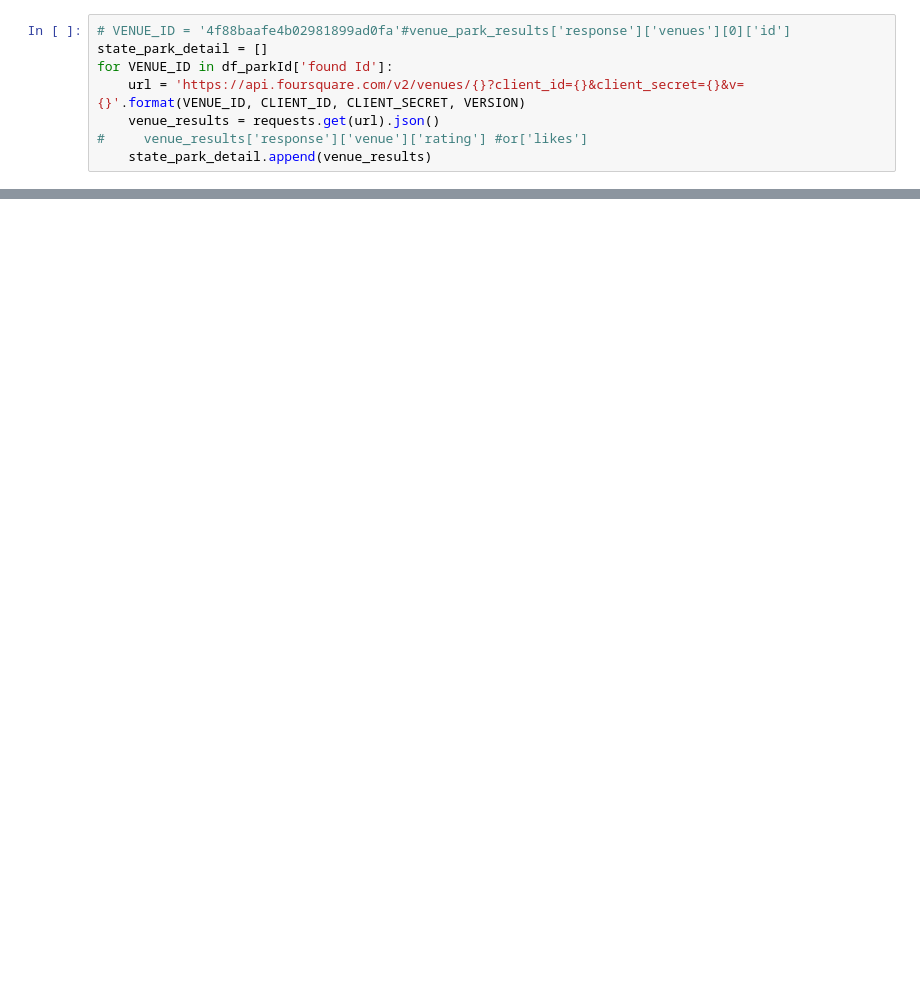
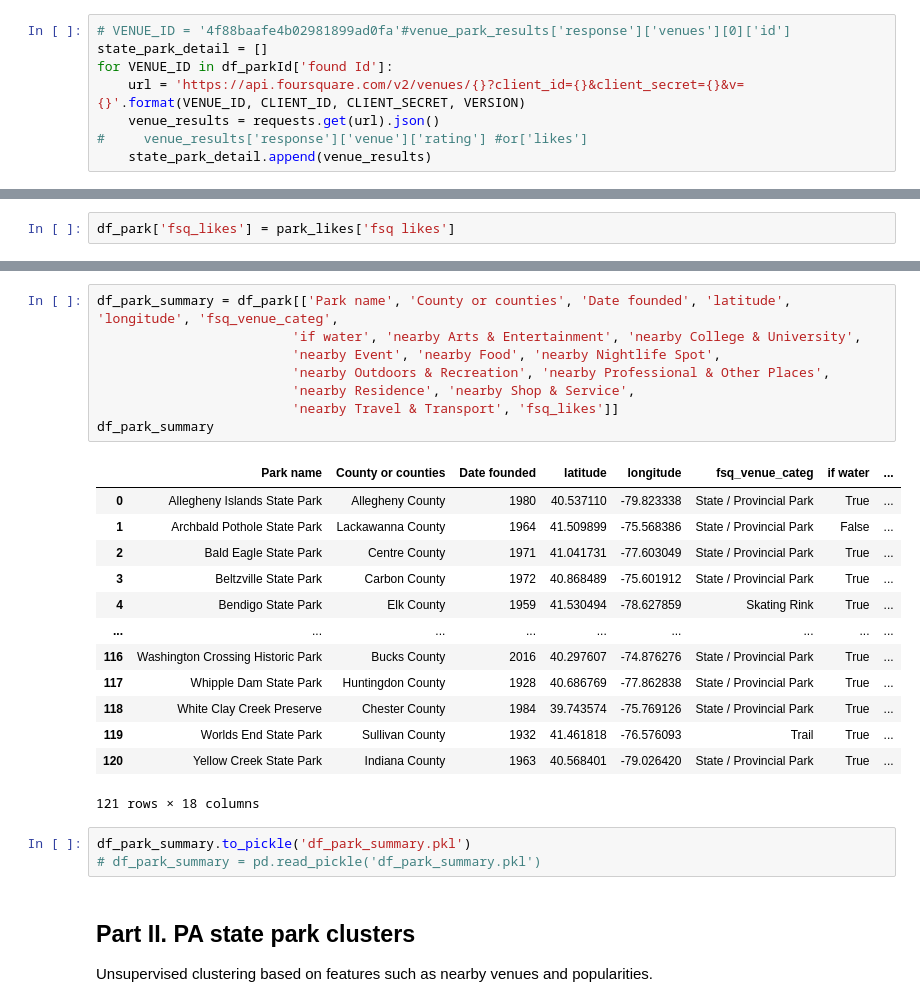
Before and after one commit to qcabel/PA-state-parks, a Jupyter notebook: state_park_PA_foursquare.ipynb, the cells around one changed output, grey strips where cells are left out. Saved outputs shown, nothing was run; the diff lists cells and outputs as text; blank space fills up the shorter version.

```diff
--- a/state_park_PA_foursquare.ipynb
+++ b/state_park_PA_foursquare.ipynb
@@ -645,0 +589,2 @@ test
+# %%
+df_park['fsq_likes'] = park_likes['fsq likes']
@@ -645,0 +605,28 @@ test
+# %%
+df_park_summary = df_park[['Park name', 'County or counties', 'Date founded', 'latitude', 'longitude', 'fsq_venue_categ',
+                         'if water', 'nearby Arts & Entertainment', 'nearby College & University',
+                         'nearby Event', 'nearby Food', 'nearby Nightlife Spot',
+                         'nearby Outdoors & Recreation', 'nearby Professional & Other Places',
+                         'nearby Residence', 'nearby Shop & Service',
+                         'nearby Travel & Transport', 'fsq_likes']]
+df_park_summary
+# %% [output]
+|  | Park name | County or counties | Date founded | latitude | longitude | fsq_venue_categ | if water | ... |
+| 0 | Allegheny Islands State Park | Allegheny County | 1980 | 40.537110 | -79.823338 | State / Provincial Park | True | ... |
+| 1 | Archbald Pothole State Park | Lackawanna County | 1964 | 41.509899 | -75.568386 | State / Provincial Park | False | ... |
+| 2 | Bald Eagle State Park | Centre County | 1971 | 41.041731 | -77.603049 | State / Provincial Park | True | ... |
+| 3 | Beltzville State Park | Carbon County | 1972 | 40.868489 | -75.601912 | State / Provincial Park | True | ... |
+| 4 | Bendigo State Park | Elk County | 1959 | 41.530494 | -78.627859 | Skating Rink | True | ... |
+| ... | ... | ... | ... | ... | ... | ... | ... | ... |
+| 116 | Washington Crossing Historic Park | Bucks County | 2016 | 40.297607 | -74.876276 | State / Provincial Park | True | ... |
+| 117 | Whipple Dam State Park | Huntingdon County | 1928 | 40.686769 | -77.862838 | State / Provincial Park | True | ... |
+| 118 | White Clay Creek Preserve | Chester County | 1984 | 39.743574 | -75.769126 | State / Provincial Park | True | ... |
+| 119 | Worlds End State Park | Sullivan County | 1932 | 41.461818 | -76.576093 | Trail | True | ... |
+| 120 | Yellow Creek State Park | Indiana County | 1963 | 40.568401 | -79.026420 | State / Provincial Park | True | ... |
+121 rows × 18 columns
+# %%
+df_park_summary.to_pickle('df_park_summary.pkl')
+# df_park_summary = pd.read_pickle('df_park_summary.pkl')
+# %% [markdown]
+## Part II. PA state park clusters
+Unsupervised clustering based on features such as nearby venues and popularities.
```
Also changed, not shown: parts of 46 cells of this notebook, 2 other files.
